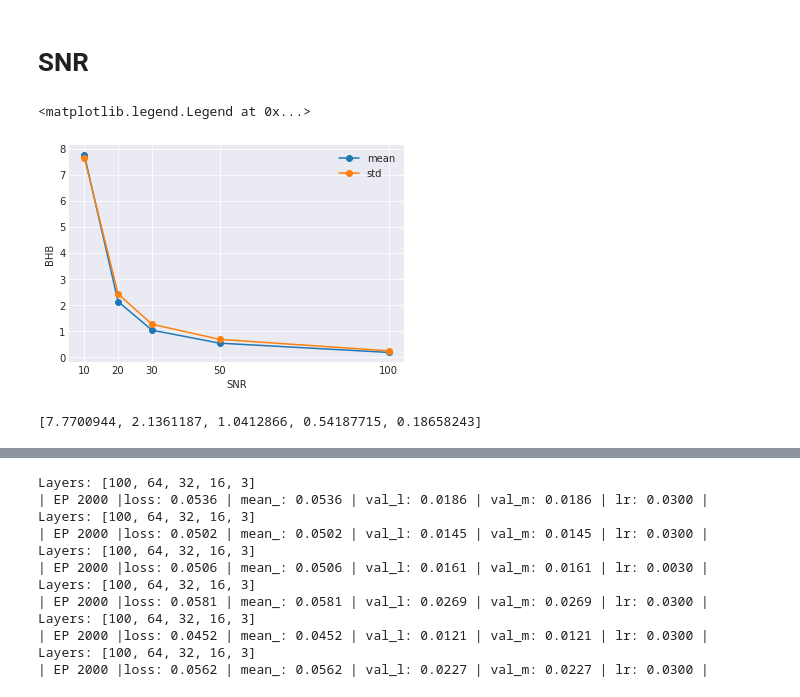
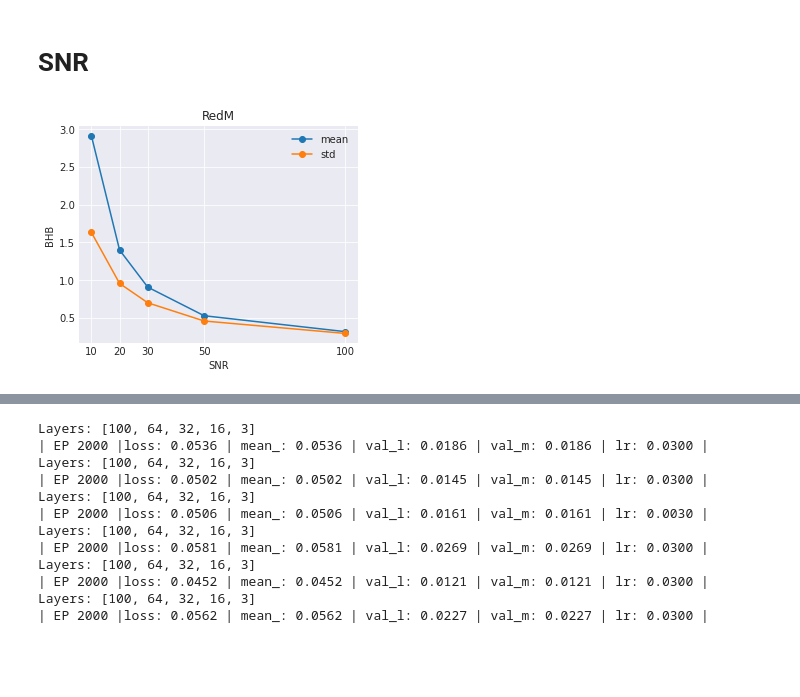
Before and after one commit to ViskaWei/LV, a Jupyter notebook: nb/dnn.ipynb, the cells around one changed output, grey strips where cells are left out. Drawn from its saved outputs; the diff is of its cells as text; code cells hidden in the pictures; blank space fills up the shorter version.

```diff
--- a/nb/dnn.ipynb
+++ b/nb/dnn.ipynb
@@ -69,7 +69,7 @@ ddp.plot_box_R0_R1("M",R0)
 [figure]
 # %% [markdown]
 # SNR
-# %%
-ddp.snrList=[10,20,30,50,100]
 # %%
-dStats = ddp.prepare_snr_flux(R0)
+dStats = ddp.prepare_snr_flux(R0, plot=1)
+# %% [output]
+[figure, added]
@@ -78,15 +75,0 @@ import matplotlib.pyplot as plt
-# %%
-plt.figure(facecolor="w")
-plt.plot(snrList, means, 'o-', label="mean")
-plt.plot(snrList, varrs, 'o-', label="std")
-plt.xticks(snrList)
-plt.xlabel("SNR")
-plt.ylabel("BHB")
-plt.legend()
-# %% [output]
-<matplotlib.legend.Legend at 0x...>
-[figure, removed]
-# %%
-means
-# %% [output]
-[7.7700944, 2.1361187, 1.0412866, 0.54187715, 0.18658243]
```
Also changed, not shown: parts of 70 cells of this notebook, 1 other file.
